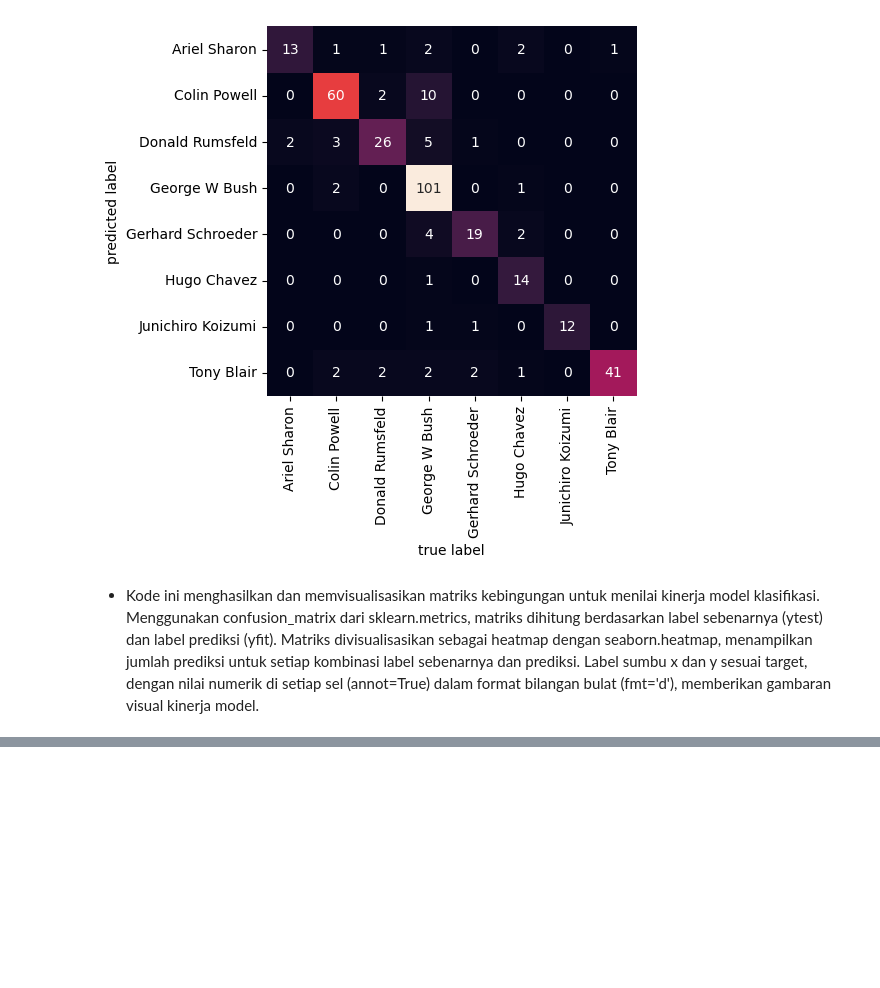
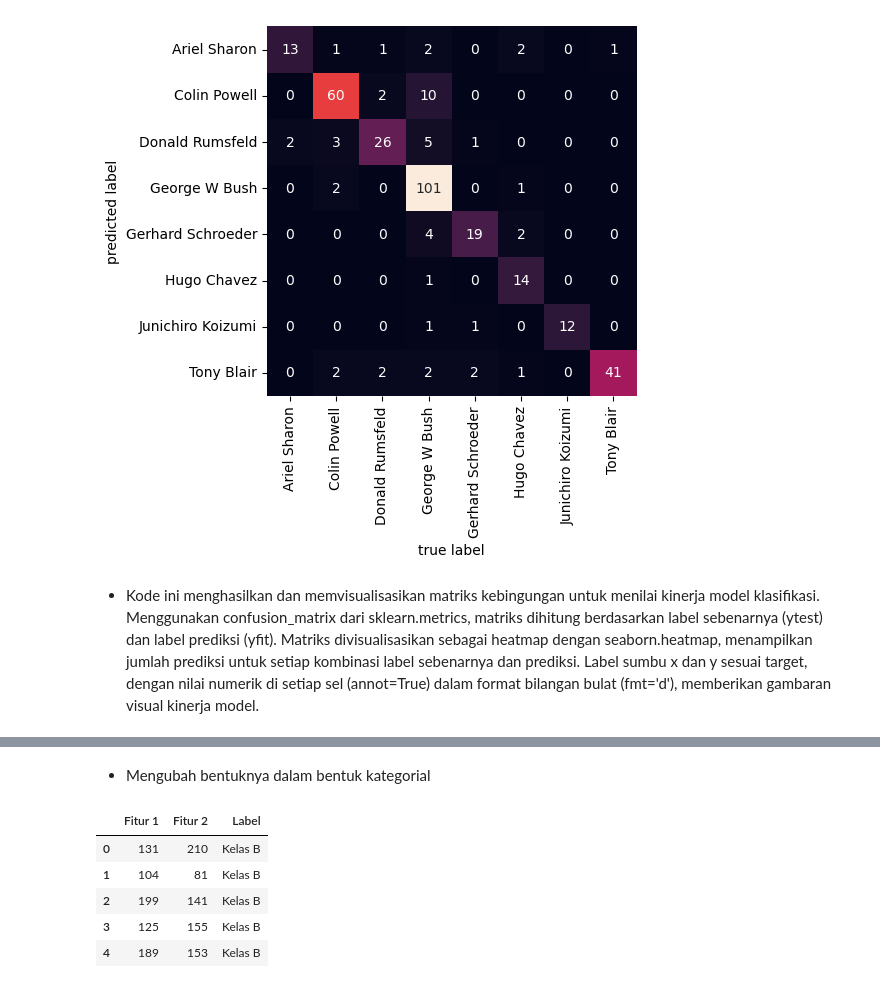
Before and after one commit to yogiannanf/PembelajaranMesin, a Jupyter notebook: Praktikum4_Klasifikasi.ipynb, the cells around one changed output, grey strips where cells are left out. Saved outputs shown, nothing was run; the diff lists cells and outputs as text; code cells hidden in the pictures; blank space fills up the shorter version.

```diff
--- a/Praktikum4_Klasifikasi.ipynb
+++ b/Praktikum4_Klasifikasi.ipynb
@@ -318,0 +393,26 @@ Text(113.92222222222219, 0.5, 'predicted label')
+# %% [markdown]
+- Mengubah bentuknya dalam bentuk kategorial
+# %%
+# Definisikan nama label
+labels = {
+    1 : 'Kelas A',
+    0 : 'Kelas B'
+}
+
+# Copy Data Frame untuk menyimpan Data Frame baru
+# dengan label yang mudah untuk dibaca
+df_label = df.copy()
+
+# Ubah label dengan fungsi mapping dari Pandas
+# pada Data Frame df_label
+df_label['Label'] = df_label['Label'].map(labels)
+
+# Cek Data Frame df_label
+df_label.head()
+# %% [output]
+|  | Fitur 1 | Fitur 2 | Label |
+| 0 | 131 | 210 | Kelas B |
+| 1 | 104 | 81 | Kelas B |
+| 2 | 199 | 141 | Kelas B |
+| 3 | 125 | 155 | Kelas B |
+| 4 | 189 | 153 | Kelas B |
```
Also changed, not shown: parts of 12 cells of this notebook.
